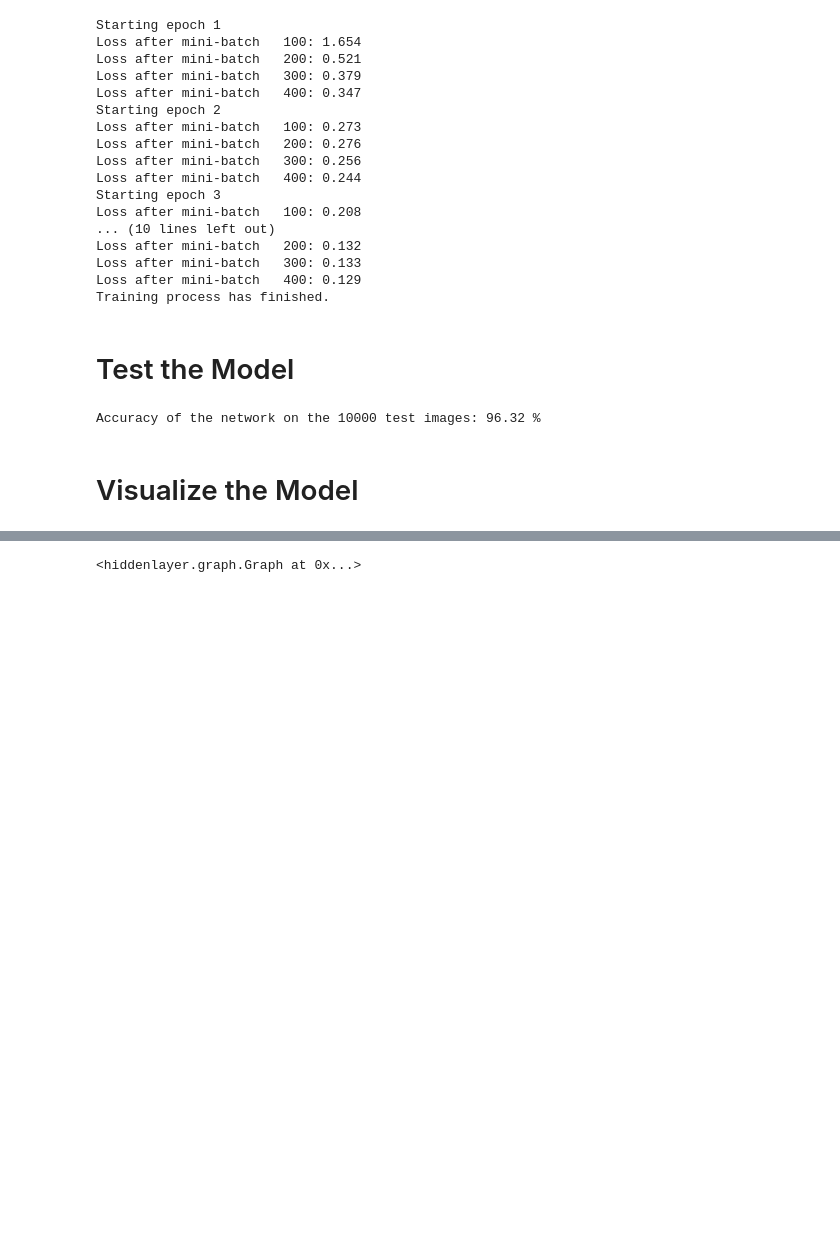
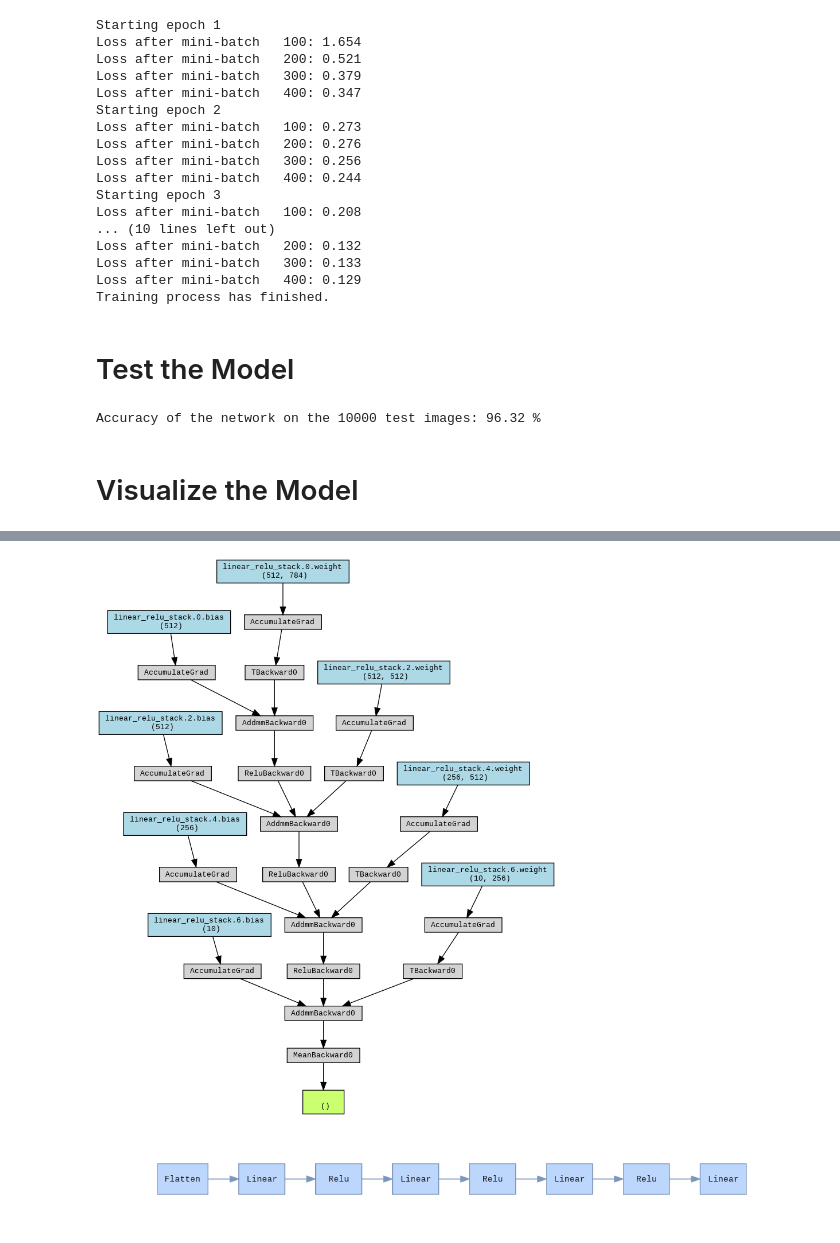
Before and after one commit to mannam95/Deep_Learning_Programming, a Jupyter notebook: Assignment1/Assignment_1_MLP_Srinath_Pytorch.ipynb, the cells around one changed output, grey strips where cells are left out. Drawn from its saved outputs; the diff is of its cells as text; code cells hidden in the pictures; blank space fills up the shorter version.

Commit message:
Plot the models in pytorch version

```diff
--- a/Assignment1/Assignment_1_MLP_Srinath_Pytorch.ipynb
+++ b/Assignment1/Assignment_1_MLP_Srinath_Pytorch.ipynb
@@ -155,7 +156,13 @@ make_dot(y.mean(), params=dict(model.named_parameters()))
+# %%
+display(Image(filename='MLP_Model1.png'))
+# %% [output]
+[figure, added]
 # %%
 transforms = [ hl.transforms.Prune('Constant') ] # Removes Constant nodes from graph.
 graph = hl.build_graph(model, inputs.to(device), transforms=transforms)
 graph.theme = hl.graph.THEMES['blue'].copy()
-graph
+graph.save('MLP_Model2', format='png')
-# %% [output]
-<hiddenlayer.graph.Graph at 0x...>
+# %%
+display(Image(filename='MLP_Model2.png'))
+# %% [output]
+[figure, added]
```
Also changed, not shown: parts of 2 cells of this notebook.
